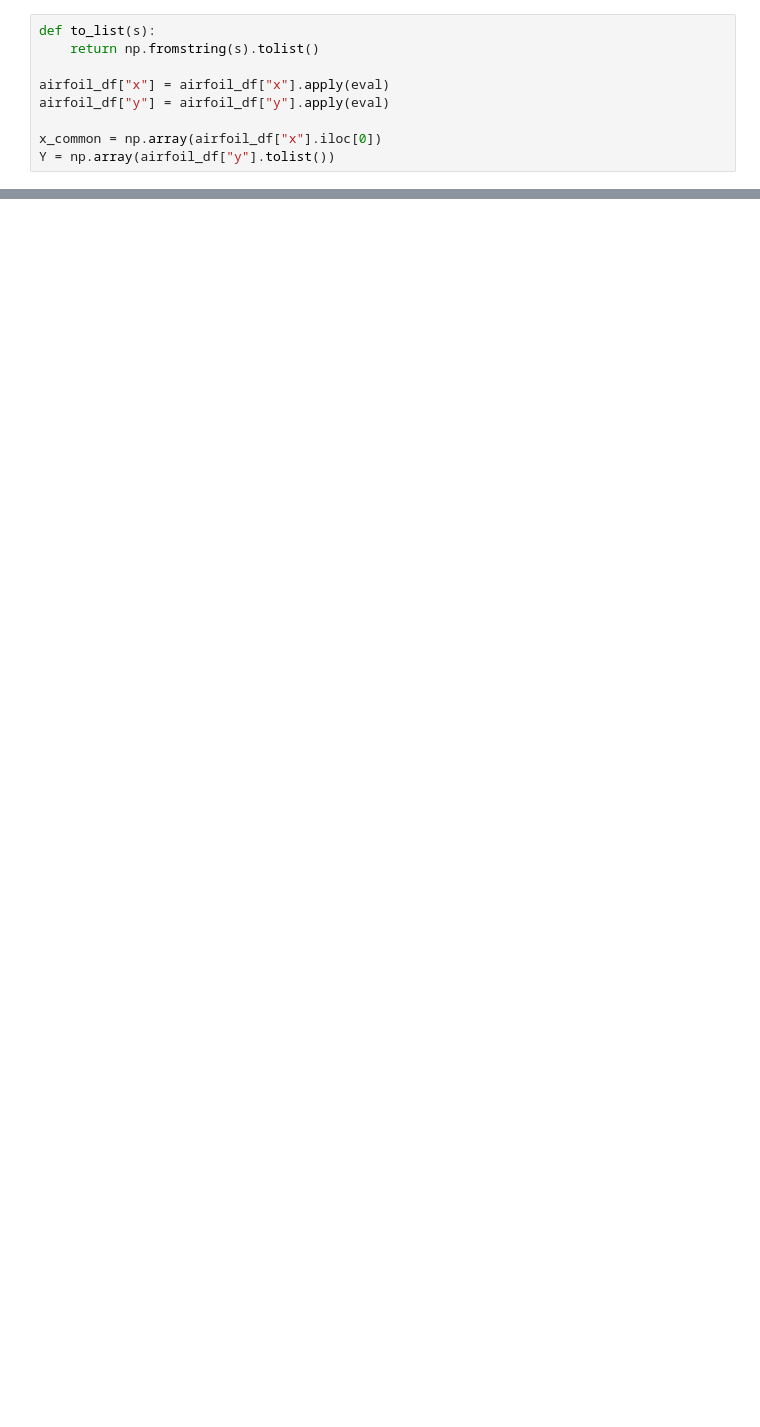
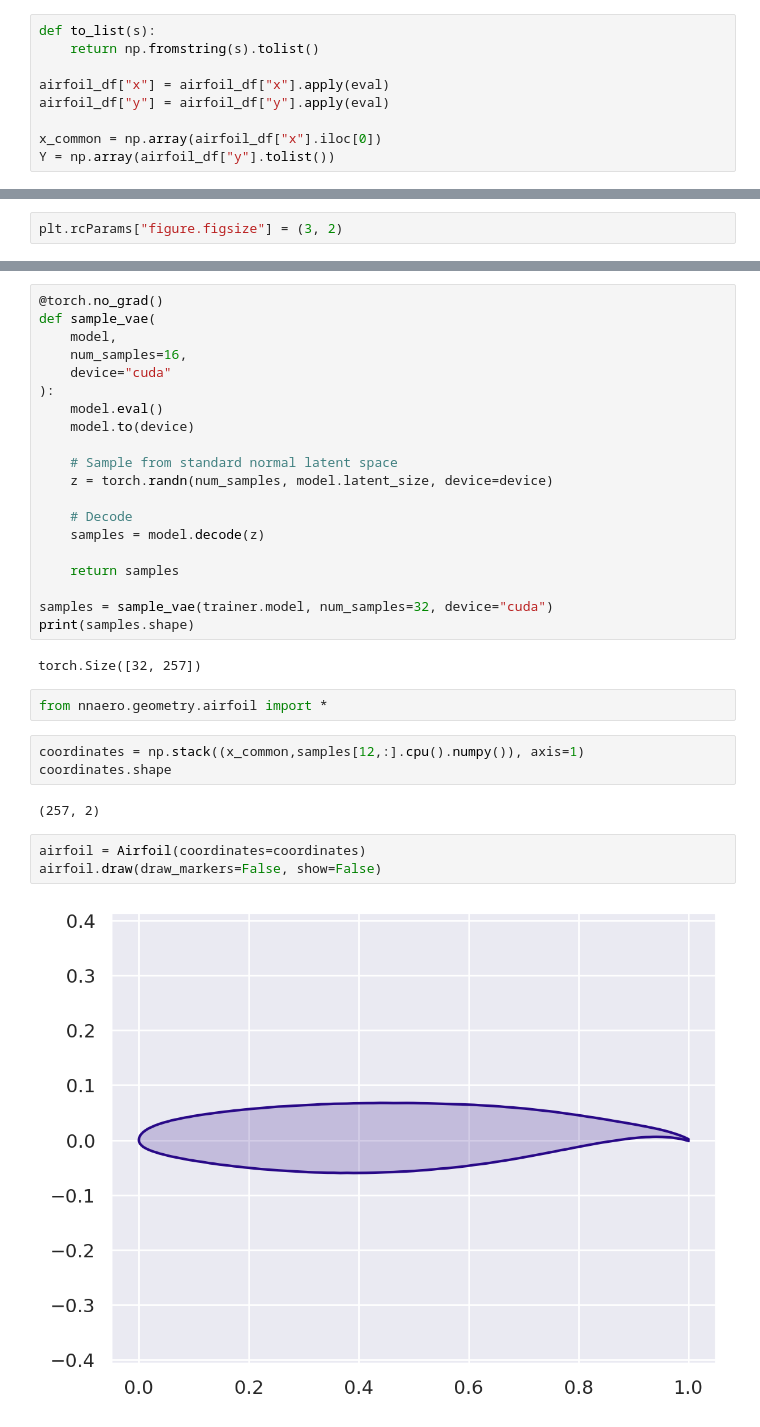
Before and after one commit to Mohit-coder-droid/NNAero, a Jupyter notebook: tutorials/models/vae.ipynb, the cells around one changed output, grey strips where cells are left out. Cells and saved outputs as stored; diff of their text form; blank space fills up the shorter version.

```diff
--- a/tutorials/models/vae.ipynb
+++ b/tutorials/models/vae.ipynb
@@ -128,0 +155,2 @@ AttributeError: 'NoneType' object has no attribute 'seek'. You can only torch.lo
+# %%
+plt.rcParams["figure.figsize"] = (3, 2)
@@ -128,0 +159,34 @@ AttributeError: 'NoneType' object has no attribute 'seek'. You can only torch.lo
+# %%
+@torch.no_grad()
+def sample_vae(
+    model,
+    num_samples=16,
+    device="cuda"
+):
+    model.eval()
+    model.to(device)
+
+    # Sample from standard normal latent space
+    z = torch.randn(num_samples, model.latent_size, device=device)
+
+    # Decode
+    samples = model.decode(z)
+
+    return samples
+
+samples = sample_vae(trainer.model, num_samples=32, device="cuda")
+print(samples.shape)
+# %% [output]
+torch.Size([32, 257])
+# %%
+from nnaero.geometry.airfoil import *
+# %%
+coordinates = np.stack((x_common,samples[12,:].cpu().numpy()), axis=1)
+coordinates.shape
+# %% [output]
+(257, 2)
+# %%
+airfoil = Airfoil(coordinates=coordinates)
+airfoil.draw(draw_markers=False, show=False)
+# %% [output]
+[figure, added]
```
Also changed, not shown: parts of 19 cells of this notebook, 1 other file.
